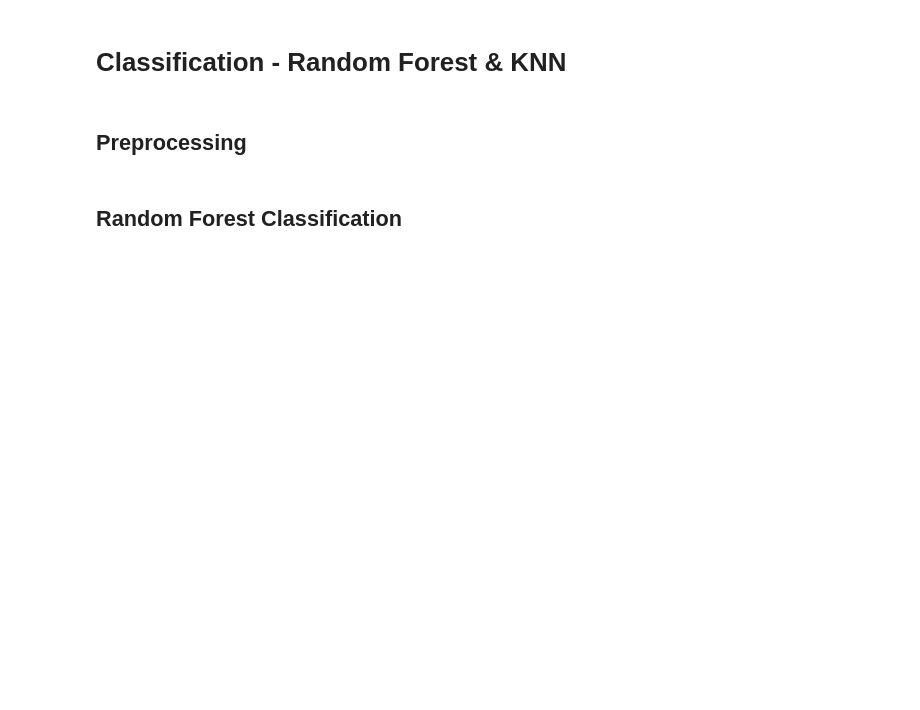
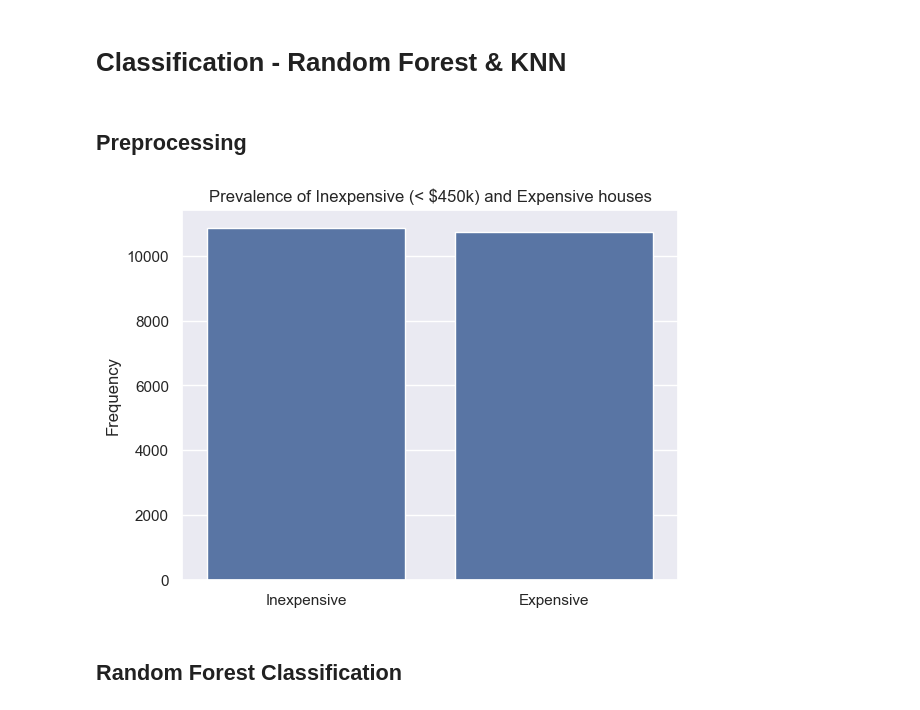
Before and after one commit to Louis-Bad/MSc_Concepts_of_AI, a Jupyter notebook: notebooks/2464006_concepts_ai_assignment.ipynb, the cells around one changed output. Drawn from its saved outputs; the diff is of its cells as text; code cells hidden in the pictures; blank space fills up the shorter version.

```diff
--- a/notebooks/2464006_concepts_ai_assignment.ipynb
+++ b/notebooks/2464006_concepts_ai_assignment.ipynb
@@ -618,6 +625,17 @@ X_train, X_test, y_train, y_test = train_test_split(X_clf, y_clf, test_size=0.2,
 # Removing outliers with a custom transformer
 outlier_remover = OutlierRemover(threshold=3)
 X_train_clean, y_train_clean = outlier_remover.fit_transform(X_train, y_train)
+# %%
+# Bar chart showing the prevalence of expensive house compared to inexpensive houses
+# (Based on the definition of an expensive house being one that is above the median of the data set)
+sns.barplot(x=['Inexpensive', 'Expensive'], y=data_clf['price_high'].value_counts())
+
+plt.title(f"Prevalence of Inexpensive (< ${data['price'].median()/1000:.0f}k) and Expensive houses")
+plt.ylabel("Frequency")
+
+plt.show()
+# %% [output]
+[figure, added]
 # %% [markdown]
 ## Random Forest Classification
 # %%
```
Also changed, not shown: parts of 6 cells of this notebook.
